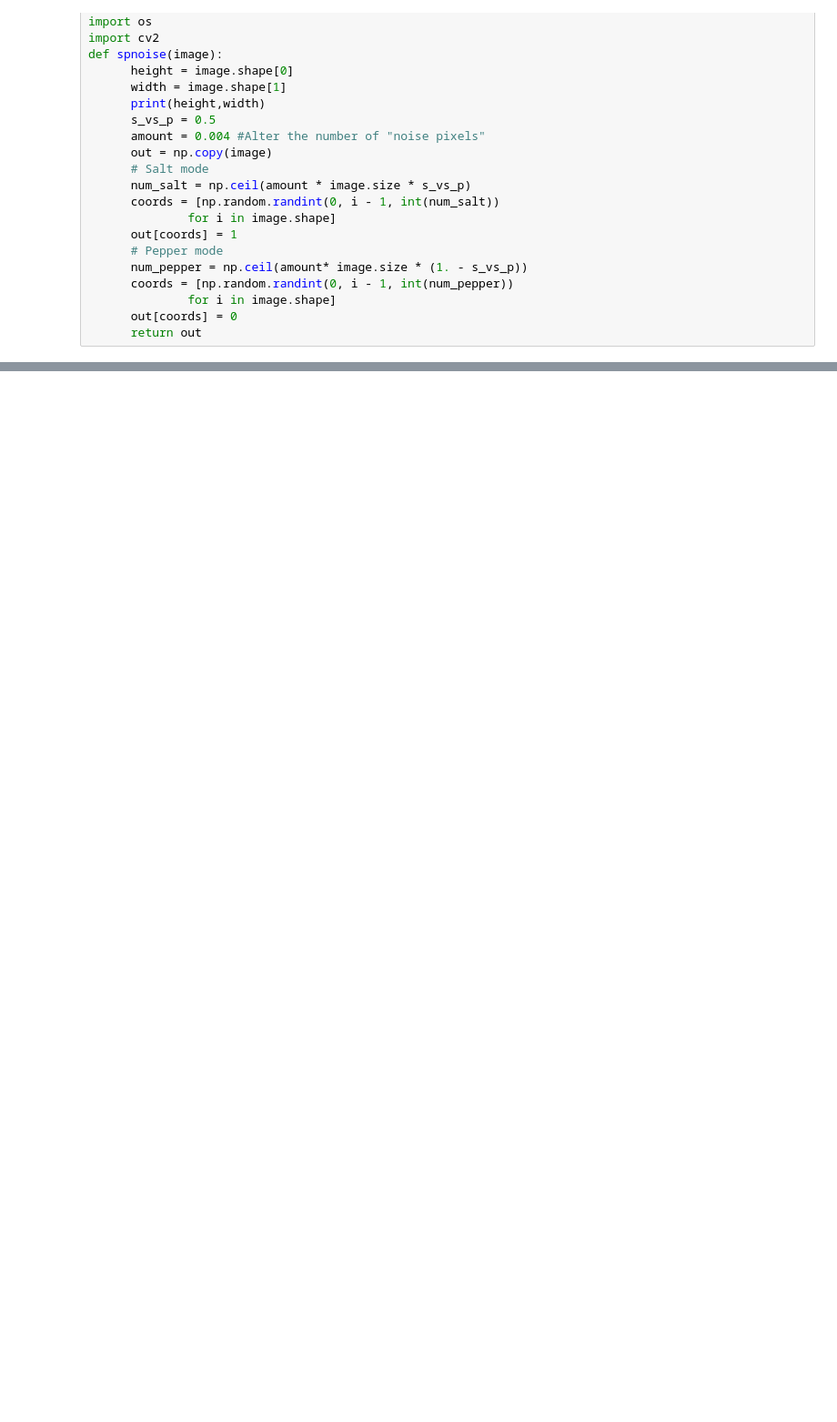
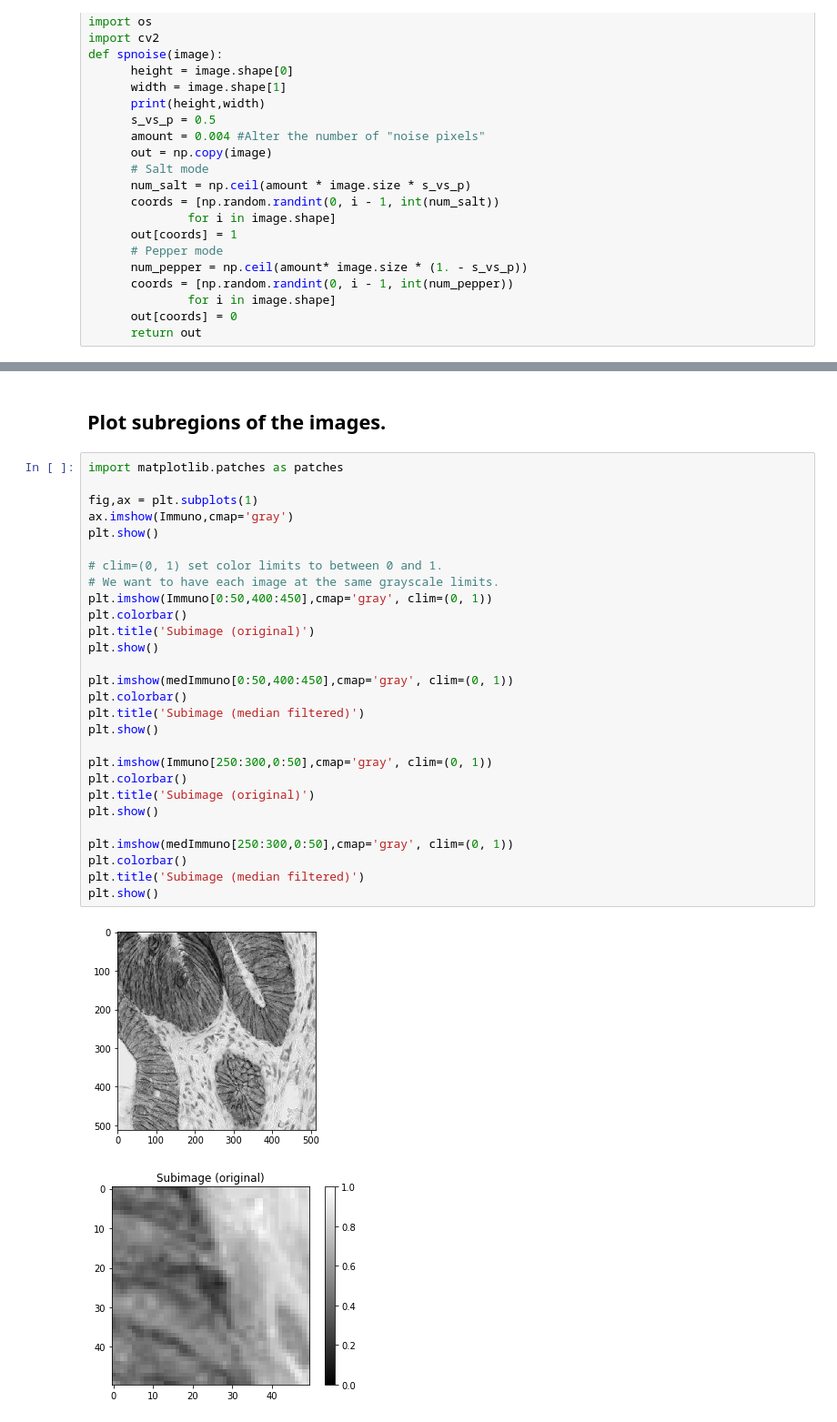
Before and after one commit to johnandsims/MedicalPhysics-ImageExperiments, a Jupyter notebook: 2_SpatialFiltering_py/2_SpatialFiltering.ipynb, the cells around one changed output, grey strips where cells are left out. Shown at 91% size. Drawn from its saved outputs; the diff is of its cells as text; blank space fills up the shorter version.

```diff
--- a/2_SpatialFiltering_py/2_SpatialFiltering.ipynb
+++ b/2_SpatialFiltering_py/2_SpatialFiltering.ipynb
@@ -551,3 +646,36 @@ plt.show()
 [figure]
 [figure]
 [figure]
+# %% [markdown]
+## Plot subregions of the images.
+# %%
+import matplotlib.patches as patches
+
+fig,ax = plt.subplots(1)
+ax.imshow(Immuno,cmap='gray')
+plt.show()
+
+# clim=(0, 1) set color limits to between 0 and 1.
+# We want to have each image at the same grayscale limits.
+plt.imshow(Immuno[0:50,400:450],cmap='gray', clim=(0, 1))
+plt.colorbar()
+plt.title('Subimage (original)')
+plt.show()
+
+plt.imshow(medImmuno[0:50,400:450],cmap='gray', clim=(0, 1))
+plt.colorbar()
+plt.title('Subimage (median filtered)')
+plt.show()
+
+plt.imshow(Immuno[250:300,0:50],cmap='gray', clim=(0, 1))
+plt.colorbar()
+plt.title('Subimage (original)')
+plt.show()
+
+plt.imshow(medImmuno[250:300,0:50],cmap='gray', clim=(0, 1))
+plt.colorbar()
+plt.title('Subimage (median filtered)')
+plt.show()
+# %% [output]
+[figure, added]
+[figure, added]
```
Also changed, not shown: parts of 39 cells of this notebook, 1 other file.
